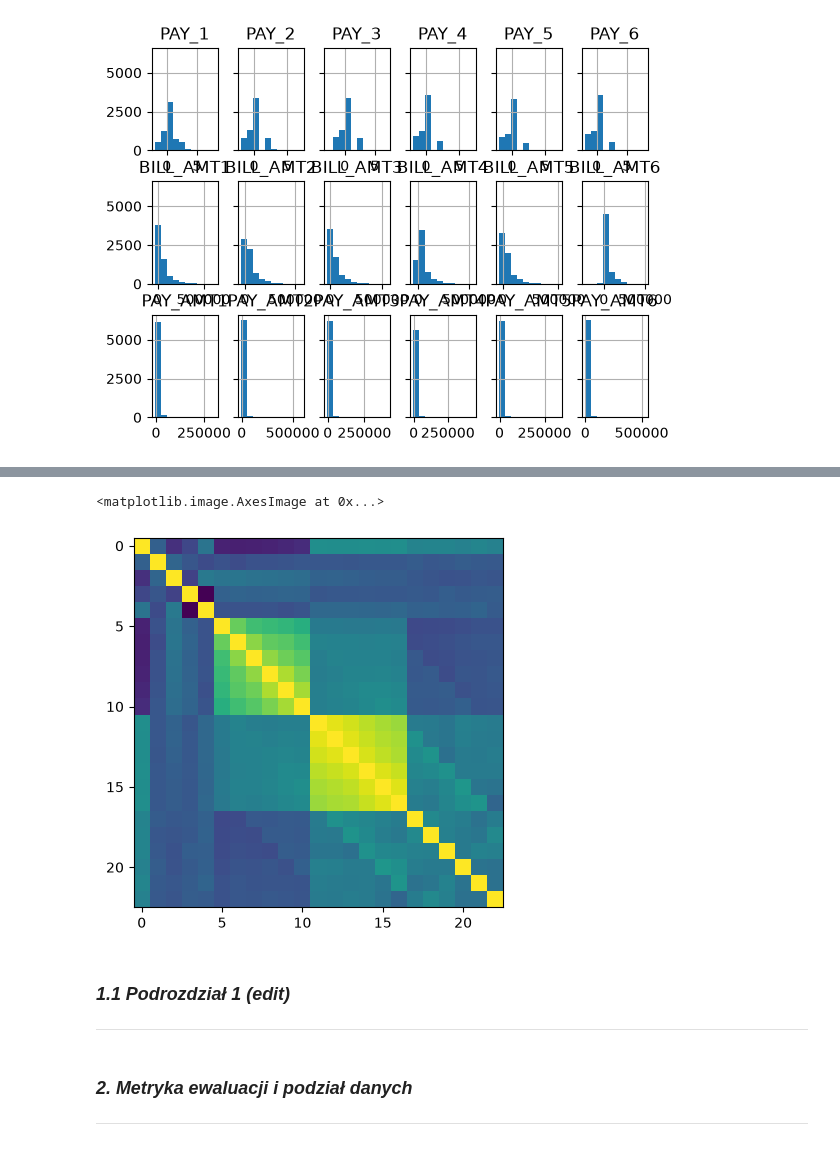
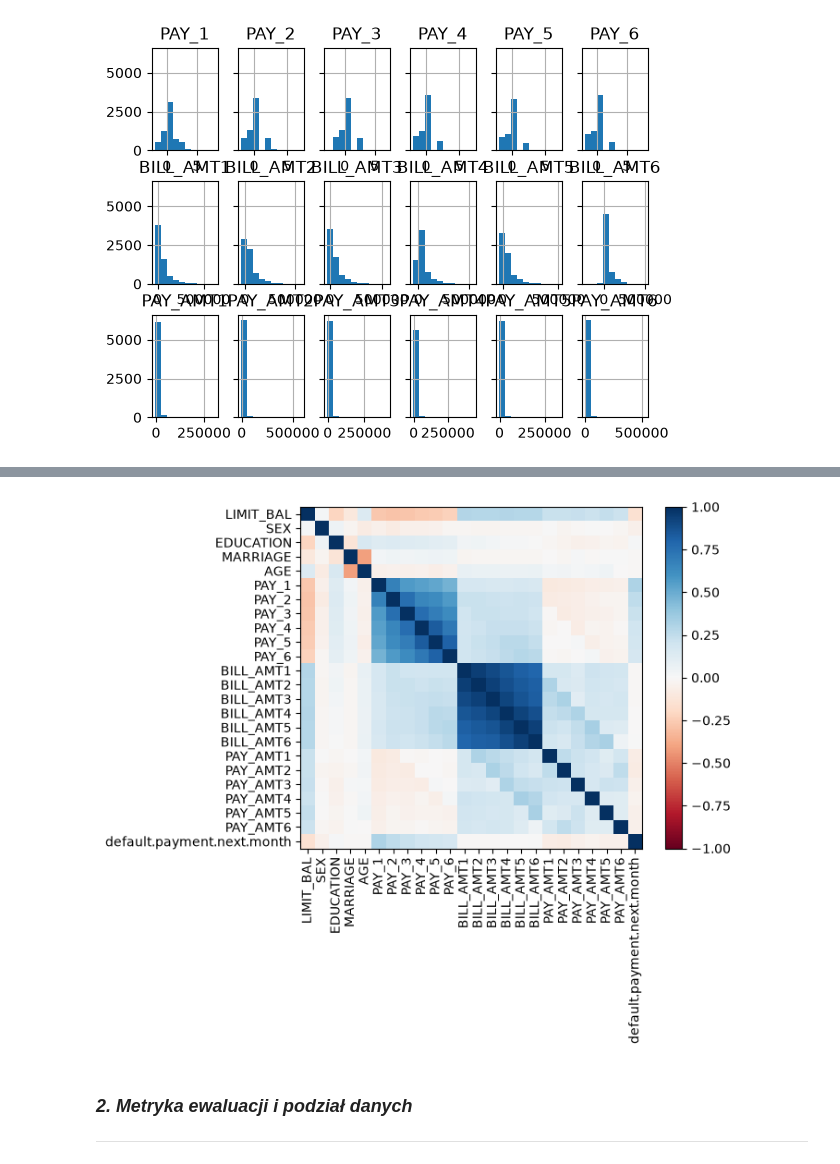
Before and after one commit to pkb-pmj/pw-sem5-ml, a Jupyter notebook: projects/KM1/notebook.ipynb, the cells around one changed output, grey strips where cells are left out. Cells and saved outputs as stored; diff of their text form; code cells hidden in the pictures.

```diff
--- a/projects/KM1/notebook.ipynb
+++ b/projects/KM1/notebook.ipynb
@@ -114,11 +150,11 @@ X_train[pay_cols + bill_amt_cols + pay_amt_cols].hist(layout=(3, 6), sharey=True
 # %%
-plt.imshow(X_train.corr())
+df_train = pd.concat([X_train, y_train], axis="columns")
+plt.imshow(df_train.corr(), cmap="RdBu", vmin=-1., vmax=1.)
+plt.colorbar()
+plt.xticks(np.arange(len(df_train.columns)), df_train.columns, rotation=90)
+plt.yticks(np.arange(len(df_train.columns)), df_train.columns);
 # %% [output]
-<matplotlib.image.AxesImage at 0x...>
-[figure, old version]
+[figure, new version]
-# %% [markdown]
-### *1.1 Podrozdział 1 (edit)*
--------
 # %% [markdown]
 ### *2. Metryka ewaluacji i podział danych*
 -------
```
Also changed, not shown: parts of 18 cells of this notebook, 1 other file.
